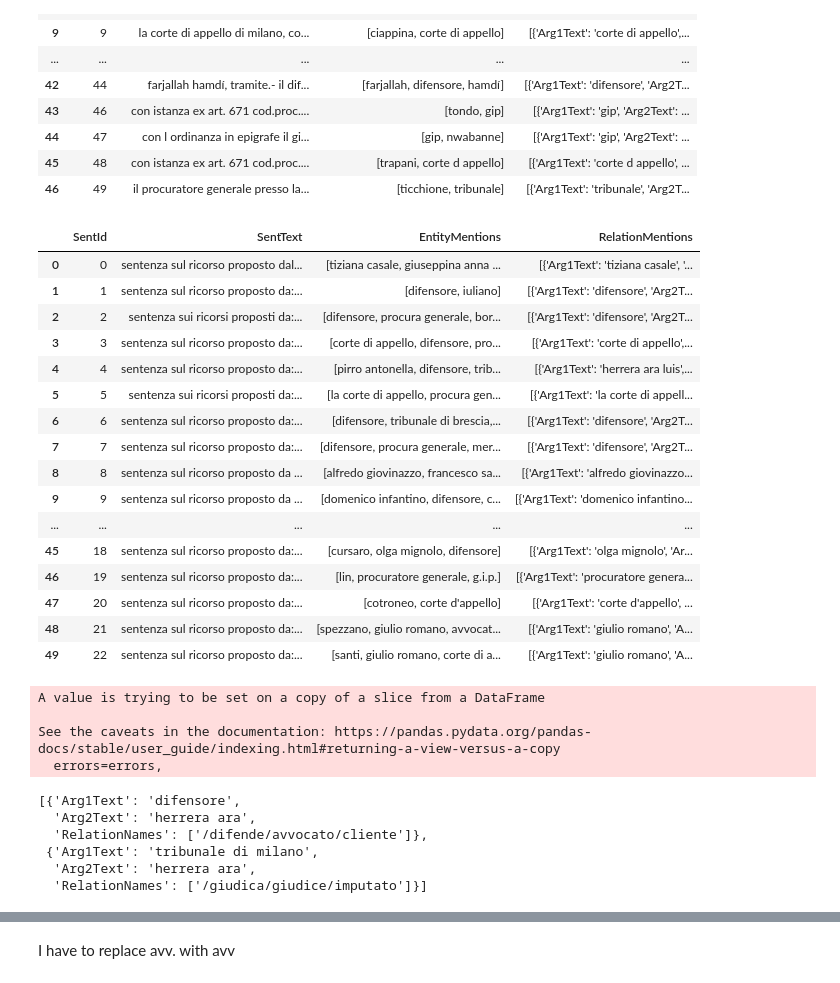
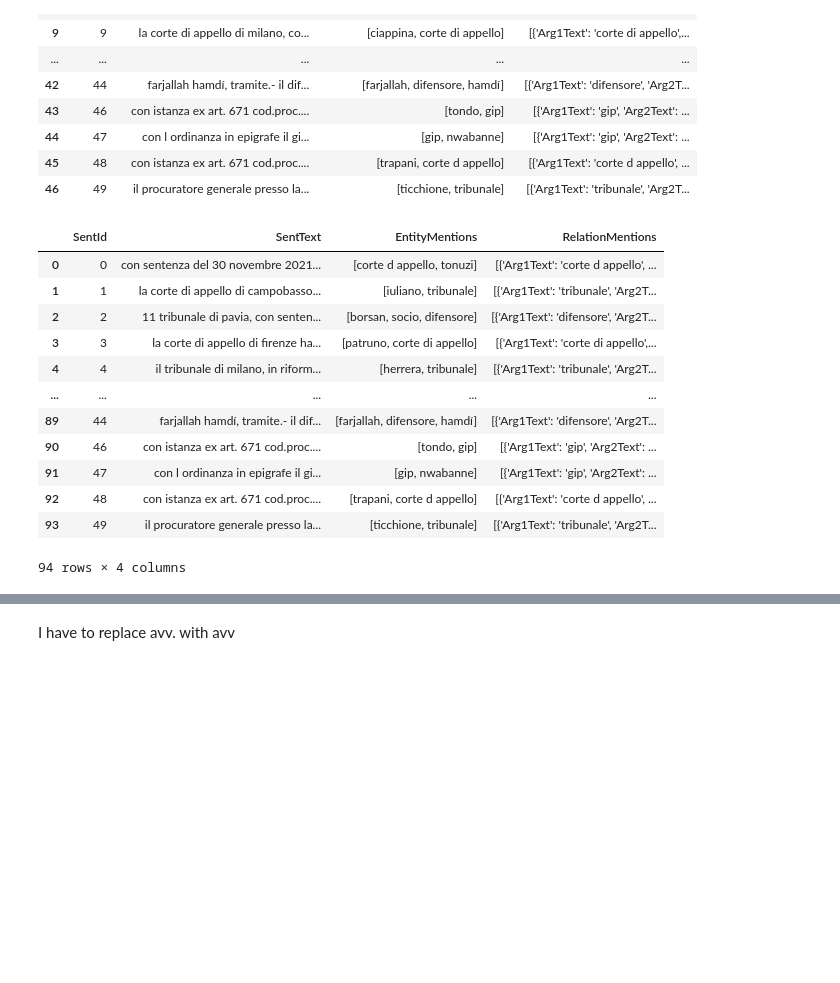
Before and after one commit to Gianpe/NLP_Anonymization, a Jupyter notebook: notebooks/Step2_DataPreparation/DataUnd_DataPrep.ipynb, the cells around one changed output, grey strips where cells are left out. Cells and saved outputs as stored; diff of their text form; code cells hidden in the pictures; blank space fills up the shorter version.

```diff
--- a/notebooks/Step2_DataPreparation/DataUnd_DataPrep.ipynb
+++ b/notebooks/Step2_DataPreparation/DataUnd_DataPrep.ipynb
@@ -197,7 +197,7 @@ ann_file.write(txt)
 
 ann_file.close()
 # %%
-s1 = pd.read_json(data_path + '/Output.json').head(27)
+s1 = pd.read_json(data_path + '/Output_1.json').head(27)
 s1
 # %% [output]
 |  | SentId | SentText | EntityMentions | RelationMentions |
@@ -219,0 +220,4 @@ s1
+# %%
+s1 = s1[s1['EntityMentions'] != s1['RelationMentions'] ]
+s1.reset_index(drop = True, inplace = True)
+s1
@@ -350,29 +370,20 @@ data_annotated = s3
 # %%
-data_annotated = pd.concat([s1,s2])
+data_annotated = pd.concat([s1,s2,s3])
 data_annotated.reset_index(inplace = True,drop= True)
 data_annotated
 # %% [output]
 |  | SentId | SentText | EntityMentions | RelationMentions |
-| 0 | 0 | sentenza sul ricorso proposto dal... | [tiziana casale, giuseppina anna ... | [{'Arg1Text': 'tiziana casale', '... |
-| 1 | 1 | sentenza sul ricorso proposto da:... | [difensore, iuliano] | [{'Arg1Text': 'difensore', 'Arg2T... |
-| 2 | 2 | sentenza sui ricorsi proposti da:... | [difensore, procura generale, bor... | [{'Arg1Text': 'difensore', 'Arg2T... |
-| 3 | 3 | sentenza sul ricorso proposto da:... | [corte di appello, difensore, pro... | [{'Arg1Text': 'corte di appello',... |
-| 4 | 4 | sentenza sul ricorso proposto da:... | [pirro antonella, difensore, trib... | [{'Arg1Text': 'herrera ara luis',... |
-| 5 | 5 | sentenza sui ricorsi proposti da:... | [la corte di appello, procura gen... | [{'Arg1Text': 'la corte di appell... |
-| 6 | 6 | sentenza sul ricorso proposto da:... | [difensore, tribunale di brescia,... | [{'Arg1Text': 'difensore', 'Arg2T... |
-| 7 | 7 | sentenza sul ricorso proposto da:... | [difensore, procura generale, mer... | [{'Arg1Text': 'difensore', 'Arg2T... |
-| 8 | 8 | sentenza sul ricorso proposto da ... | [alfredo giovinazzo, francesco sa... | [{'Arg1Text': 'alfredo giovinazzo... |
-| 9 | 9 | sentenza sul ricorso proposto da ... | [domenico infantino, difensore, c... | [{'Arg1Text': 'domenico infantino... |
+| 0 | 0 | con sentenza del 30 novembre 2021... | [corte d appello, tonuzi] | [{'Arg1Text': 'corte d appello', ... |
+| 1 | 1 | la corte di appello di campobasso... | [iuliano, tribunale] | [{'Arg1Text': 'tribunale', 'Arg2T... |
+| 2 | 2 | 11 tribunale di pavia, con senten... | [borsan, socio, difensore] | [{'Arg1Text': 'difensore', 'Arg2T... |
+| 3 | 3 | la corte di appello di firenze ha... | [patruno, corte di appello] | [{'Arg1Text': 'corte di appello',... |
+| 4 | 4 | il tribunale di milano, in riform... | [herrera, tribunale] | [{'Arg1Text': 'tribunale', 'Arg2T... |
 | ... | ... | ... | ... | ... |
-| 45 | 18 | sentenza sul ricorso proposto da:... | [cursaro, olga mignolo, difensore] | [{'Arg1Text': 'olga mignolo', 'Ar... |
-| 46 | 19 | sentenza sul ricorso proposto da:... | [lin, procuratore generale, g.i.p.] | [{'Arg1Text': 'procuratore genera... |
-| 47 | 20 | sentenza sul ricorso proposto da:... | [cotroneo, corte d'appello] | [{'Arg1Text': 'corte d'appello', ... |
-| 48 | 21 | sentenza sul ricorso proposto da:... | [spezzano, giulio romano, avvocat... | [{'Arg1Text': 'giulio romano', 'A... |
-| 49 | 22 | sentenza sul ricorso proposto da:... | [santi, giulio romano, corte di a... | [{'Arg1Text': 'giulio romano', 'A... |
+| 89 | 44 | farjallah hamdí, tramite.- il dif... | [farjallah, difensore, hamdí] | [{'Arg1Text': 'difensore', 'Arg2T... |
+| 90 | 46 | con istanza ex art. 671 cod.proc.... | [tondo, gip] | [{'Arg1Text': 'gip', 'Arg2Text': ... |
+| 91 | 47 | con l ordinanza in epigrafe il gi... | [gip, nwabanne] | [{'Arg1Text': 'gip', 'Arg2Text': ... |
+| 92 | 48 | con istanza ex art. 671 cod.proc.... | [trapani, corte d appello] | [{'Arg1Text': 'corte d appello', ... |
+| 93 | 49 | il procuratore generale presso la... | [ticchione, tribunale] | [{'Arg1Text': 'tribunale', 'Arg2T... |
+94 rows × 4 columns
 # %%
 data_annotated.drop('SentId',axis = 1, inplace = True)
-# %% [output]
-A value is trying to be set on a copy of a slice from a DataFrame
-
-See the caveats in the documentation: https://pandas.pydata.org/pandas-docs/stable/user_guide/indexing.html#returning-a-view-versus-a-copy
-  errors=errors,
@@ -381,12 +390,3 @@ data_annotated.iloc[4]['RelationMentions'] = data_annotated.iloc[4]['RelationMen
-# %%
-data_annotated.iloc[4]['RelationMentions']
-# %% [output]
-[{'Arg1Text': 'difensore',
-  'Arg2Text': 'herrera ara',
-  'RelationNames': ['/difende/avvocato/cliente']},
- {'Arg1Text': 'tribunale di milano',
-  'Arg2Text': 'herrera ara',
-  'RelationNames': ['/giudica/giudice/imputato']}]
 # %%
 def remove_repetition(lista):
     lista_new = []
```
Also changed, not shown: parts of 26 cells of this notebook, 15 other files.
